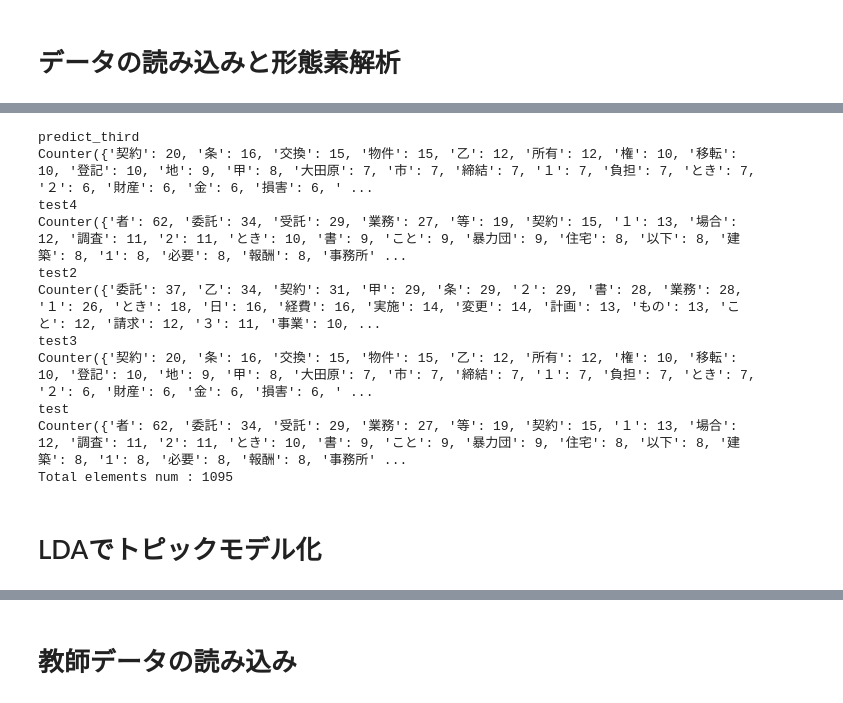
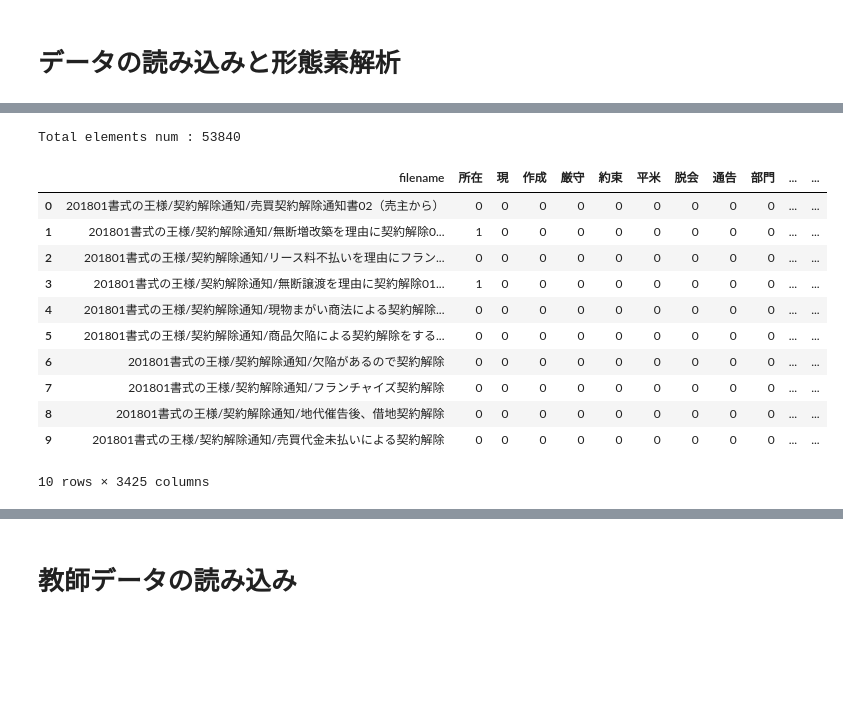
Before and after one commit to m07takash/RTX01_NL, a Jupyter notebook: ml.ipynb, the cells around one changed output, grey strips where cells are left out. Cells and saved outputs as stored; diff of their text form; code cells hidden in the pictures; blank space fills up the shorter version.

```diff
--- a/ml.ipynb
+++ b/ml.ipynb
@@ -45,0 +46,11 @@ file_list = glob.glob(fpath+'*'+fext)
+# %%
+fpath = 'data/'
+fext = '.txt'
+flist = []
+for root, dirs, files in os.walk(fpath):
+    for filename in files:
+        flist.append(os.path.join(root, filename))   # ファイルのみ再帰でいい場合はここまででOK
+#    for dirname in dirs:
+#        found.append(os.path.join(root, dirname))    # サブディレクトリまでリストに含めたい場合はこれも書く
+
+file_list = [l for l in flist if l.endswith('.txt')]
@@ -79,31 +90,40 @@ print('重複削除後の単語数: ', vocab_num)
 # %%
-#スパース行列に格納
-sps_ar = sparse.lil_matrix((len(all_doc_index), vocab_num), dtype=np.int)
+#機械学習用データフレーム
+df = pd.DataFrame()
+df['filename'] = doc_data.keys()
 
+for word in all_vocab:
+    df[word] = 0
+
+#データフレームに格納
 total_elements_num = 0
+df_word = pd.DataFrame([], columns = ['fileno','filename','word','num'])
+
 for i in range(len(all_doc_index)):
     doc_idx = all_doc_index_ar[i]
     row_data = Counter(doc_data[doc_idx])
-    print(doc_idx)
-    print(row_data)
 
     for word in row_data.keys():
         word_idx = np.where(all_vocab_ar == word)[0][0]
-        sps_ar[i, word_idx] = row_data[word]
+        #print(i, doc_idx, word, row_data[word])
+        df.at[i, word] = row_data[word]
+        #df2 = pd.DataFrame([[i, doc_idx, word, row_data[word]]], columns = ['fileno','filename','word','num'])
+        #df_word = df_word.append(df2)
         total_elements_num += 1
 
 print('Total elements num :', total_elements_num)
+df.head(10)
 # %% [output]
-predict_third
-Counter({'契約': 20, '条': 16, '交換': 15, '物件': 15, '乙': 12, '所有': 12, '権': 10, '移転': 10, '登記': 10, '地': 9, '甲': 8, '大田原': 7, '市': 7, '締結': 7, '１': 7, '負担': 7, 'とき': 7, '２': 6, '財産': 6, '金': 6, '損害': 6, ' ...
-test4
-Counter({'者': 62, '委託': 34, '受託': 29, '業務': 27, '等': 19, '契約': 15, '１': 13, '場合': 12, '調査': 11, '2': 11, 'とき': 10, '書': 9, 'こと': 9, '暴力団': 9, '住宅': 8, '以下': 8, '建築': 8, '1': 8, '必要': 8, '報酬': 8, '事務所' ...
-test2
-Counter({'委託': 37, '乙': 34, '契約': 31, '甲': 29, '条': 29, '２': 29, '書': 28, '業務': 28, '１': 26, 'とき': 18, '日': 16, '経費': 16, '実施': 14, '変更': 14, '計画': 13, 'もの': 13, 'こと': 12, '請求': 12, '３': 11, '事業': 10, ...
-test3
-Counter({'契約': 20, '条': 16, '交換': 15, '物件': 15, '乙': 12, '所有': 12, '権': 10, '移転': 10, '登記': 10, '地': 9, '甲': 8, '大田原': 7, '市': 7, '締結': 7, '１': 7, '負担': 7, 'とき': 7, '２': 6, '財産': 6, '金': 6, '損害': 6, ' ...
-test
-Counter({'者': 62, '委託': 34, '受託': 29, '業務': 27, '等': 19, '契約': 15, '１': 13, '場合': 12, '調査': 11, '2': 11, 'とき': 10, '書': 9, 'こと': 9, '暴力団': 9, '住宅': 8, '以下': 8, '建築': 8, '1': 8, '必要': 8, '報酬': 8, '事務所' ...
-Total elements num : 1095
+Total elements num : 53840
+|  | filename | 所在 | 現 | 作成 | 厳守 | 約束 | 平米 | 脱会 | 通告 | 部門 | ... | ... |
+| 0 | 201801書式の王様/契約解除通知/売買契約解除通知書02（売主から） | 0 | 0 | 0 | 0 | 0 | 0 | 0 | 0 | 0 | ... | ... |
+| 1 | 201801書式の王様/契約解除通知/無断増改築を理由に契約解除0... | 1 | 0 | 0 | 0 | 0 | 0 | 0 | 0 | 0 | ... | ... |
+| 2 | 201801書式の王様/契約解除通知/リース料不払いを理由にフラン... | 0 | 0 | 0 | 0 | 0 | 0 | 0 | 0 | 0 | ... | ... |
+| 3 | 201801書式の王様/契約解除通知/無断譲渡を理由に契約解除01... | 1 | 0 | 0 | 0 | 0 | 0 | 0 | 0 | 0 | ... | ... |
+| 4 | 201801書式の王様/契約解除通知/現物まがい商法による契約解除... | 0 | 0 | 0 | 0 | 0 | 0 | 0 | 0 | 0 | ... | ... |
+| 5 | 201801書式の王様/契約解除通知/商品欠陥による契約解除をする... | 0 | 0 | 0 | 0 | 0 | 0 | 0 | 0 | 0 | ... | ... |
+| 6 | 201801書式の王様/契約解除通知/欠陥があるので契約解除 | 0 | 0 | 0 | 0 | 0 | 0 | 0 | 0 | 0 | ... | ... |
+| 7 | 201801書式の王様/契約解除通知/フランチャイズ契約解除 | 0 | 0 | 0 | 0 | 0 | 0 | 0 | 0 | 0 | ... | ... |
+| 8 | 201801書式の王様/契約解除通知/地代催告後、借地契約解除 | 0 | 0 | 0 | 0 | 0 | 0 | 0 | 0 | 0 | ... | ... |
+| 9 | 201801書式の王様/契約解除通知/売買代金未払いによる契約解除 | 0 | 0 | 0 | 0 | 0 | 0 | 0 | 0 | 0 | ... | ... |
+10 rows × 3425 columns
-# %% [markdown]
-# LDAでトピックモデル化
```
Also changed, not shown: parts of 33 cells of this notebook.
